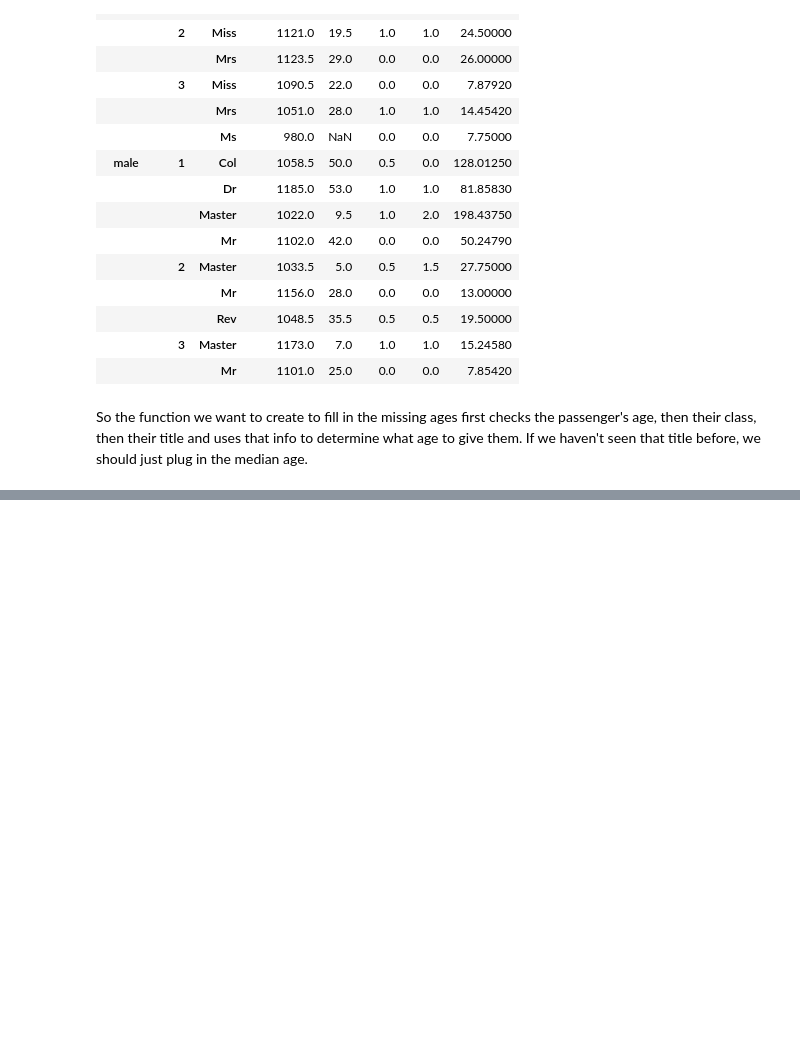
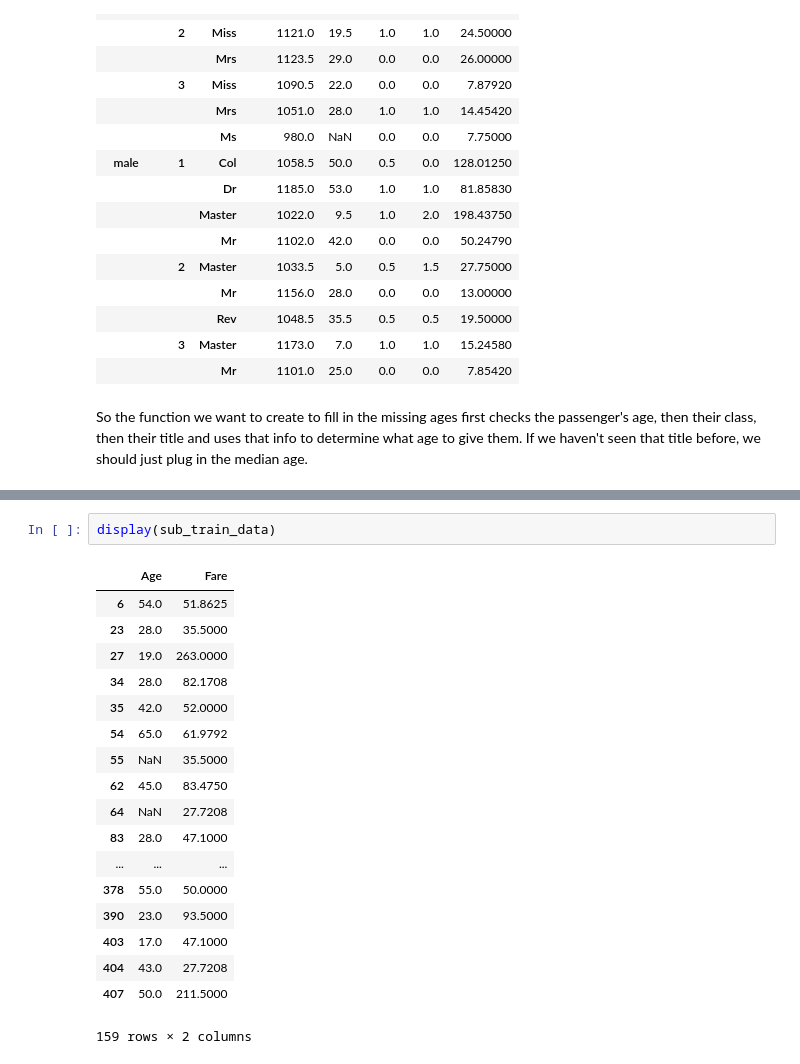
Before and after one commit to AbdulSaleh2020/CS50-Project, a Jupyter notebook: CS50 Project.ipynb, the cells around one changed output, grey strips where cells are left out. Drawn from its saved outputs; the diff is of its cells as text; blank space fills up the shorter version.

```diff
--- a/CS50 Project.ipynb
+++ b/CS50 Project.ipynb
@@ -324 +496,22 @@ def age_filler(row, grouped_median):
+# %%
+display(sub_train_data)
+# %% [output]
+|  | Age | Fare |
+| 6 | 54.0 | 51.8625 |
+| 23 | 28.0 | 35.5000 |
+| 27 | 19.0 | 263.0000 |
+| 34 | 28.0 | 82.1708 |
+| 35 | 42.0 | 52.0000 |
+| 54 | 65.0 | 61.9792 |
+| 55 | NaN | 35.5000 |
+| 62 | 45.0 | 83.4750 |
+| 64 | NaN | 27.7208 |
+| 83 | 28.0 | 47.1000 |
+| ... | ... | ... |
+| 378 | 55.0 | 50.0000 |
+| 390 | 23.0 | 93.5000 |
+| 403 | 17.0 | 47.1000 |
+| 404 | 43.0 | 27.7208 |
+| 407 | 50.0 | 211.5000 |
+159 rows × 2 columns
 # %%
```
Also changed, not shown: parts of 17 cells of this notebook.
